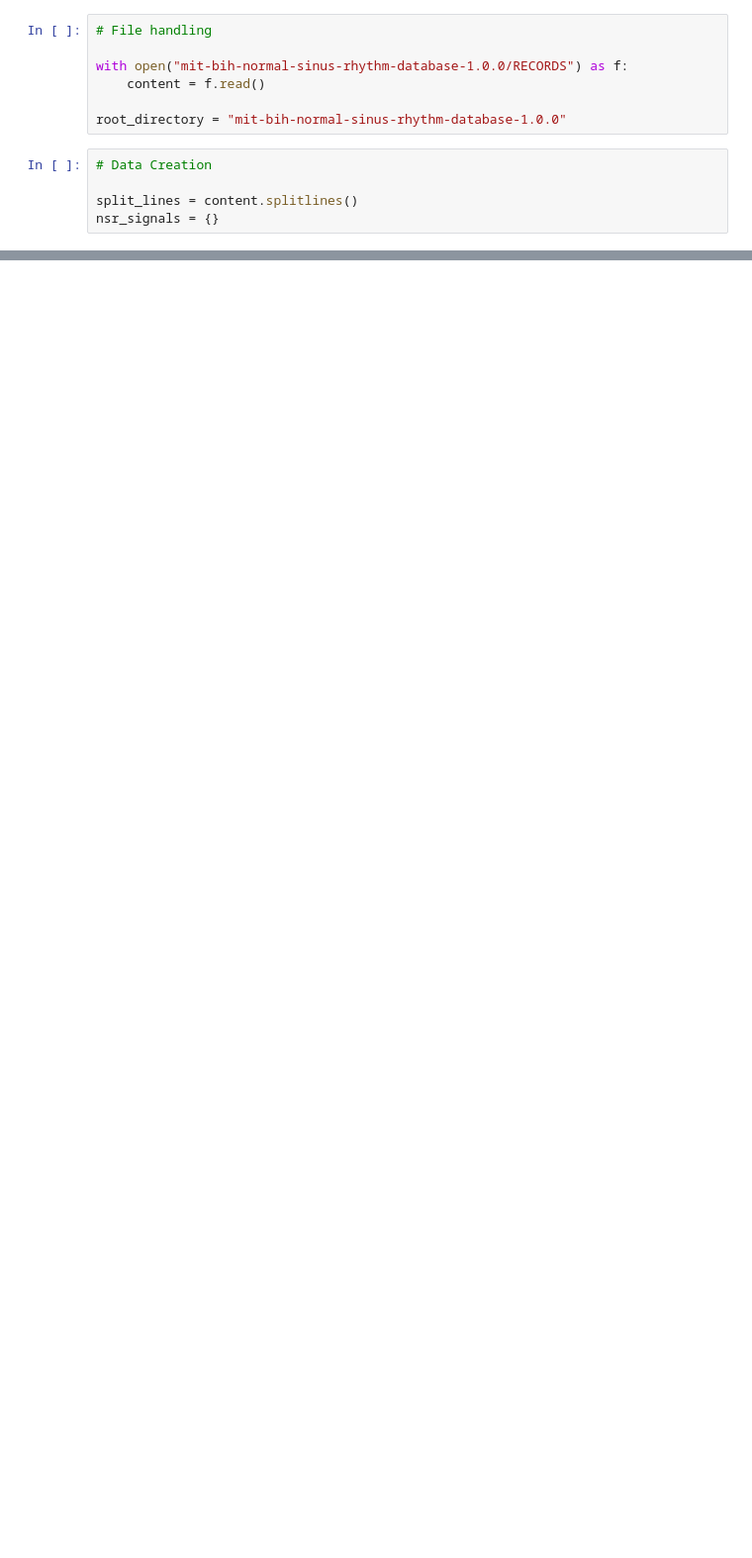
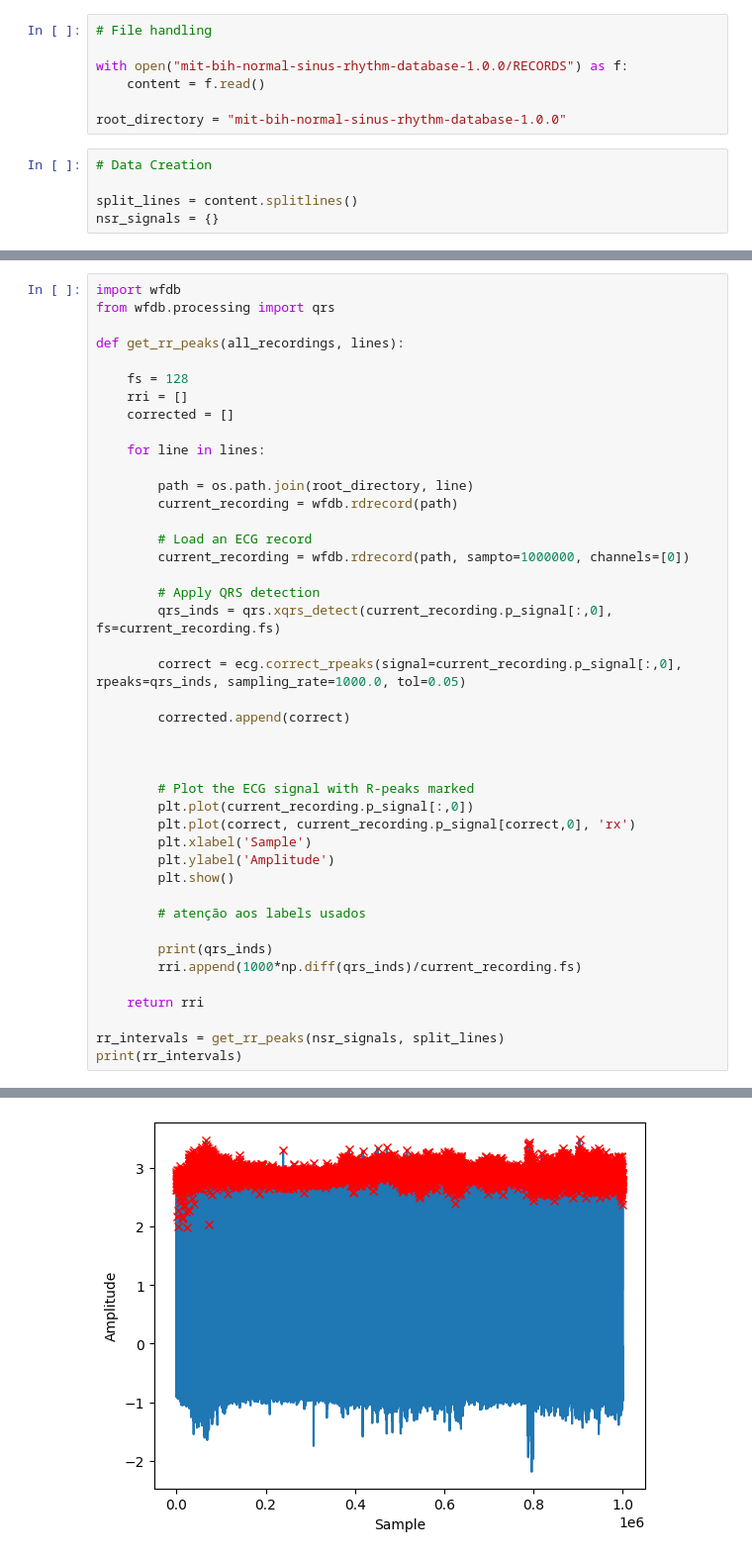
Before and after one commit to grpinto/CardioID, a Jupyter notebook: Catalina.ipynb, the cells around one changed output, grey strips where cells are left out. Shown at 99% size. Saved outputs shown, nothing was run; the diff lists cells and outputs as text; blank space fills up the shorter version.

Commit message:
Current Code

```diff
--- a/Catalina.ipynb
+++ b/Catalina.ipynb
@@ -135,0 +89,44 @@ rr_intervals = get_rr_peaks(nsr_signals, split_lines)
+# %%
+import wfdb
+from wfdb.processing import qrs
+
+def get_rr_peaks(all_recordings, lines):
+
+    fs = 128
+    rri = []
+    corrected = []
+
+    for line in lines:
+
+        path = os.path.join(root_directory, line)
+        current_recording = wfdb.rdrecord(path)
+
+        # Load an ECG record
+        current_recording = wfdb.rdrecord(path, sampto=1000000, channels=[0])
+
+        # Apply QRS detection
+        qrs_inds = qrs.xqrs_detect(current_recording.p_signal[:,0], fs=current_recording.fs)
+
+        correct = ecg.correct_rpeaks(signal=current_recording.p_signal[:,0], rpeaks=qrs_inds, sampling_rate=1000.0, tol=0.05)
+
+        corrected.append(correct)
+
+
+
+        # Plot the ECG signal with R-peaks marked
+        plt.plot(current_recording.p_signal[:,0])
+        plt.plot(correct, current_recording.p_signal[correct,0], 'rx')
+        plt.xlabel('Sample')
+        plt.ylabel('Amplitude')
+        plt.show()
+
+        # atenção aos labels usados
+
+        print(qrs_inds)
+        rri.append(1000*np.diff(qrs_inds)/current_recording.fs)
+
+    return rri
+
+rr_intervals = get_rr_peaks(nsr_signals, split_lines)
+print(rr_intervals)
+# %% [output]
@@ -135,0 +137 @@ rr_intervals = get_rr_peaks(nsr_signals, split_lines)
+[figure, added]
```
Also changed, not shown: parts of 8 cells of this notebook.
